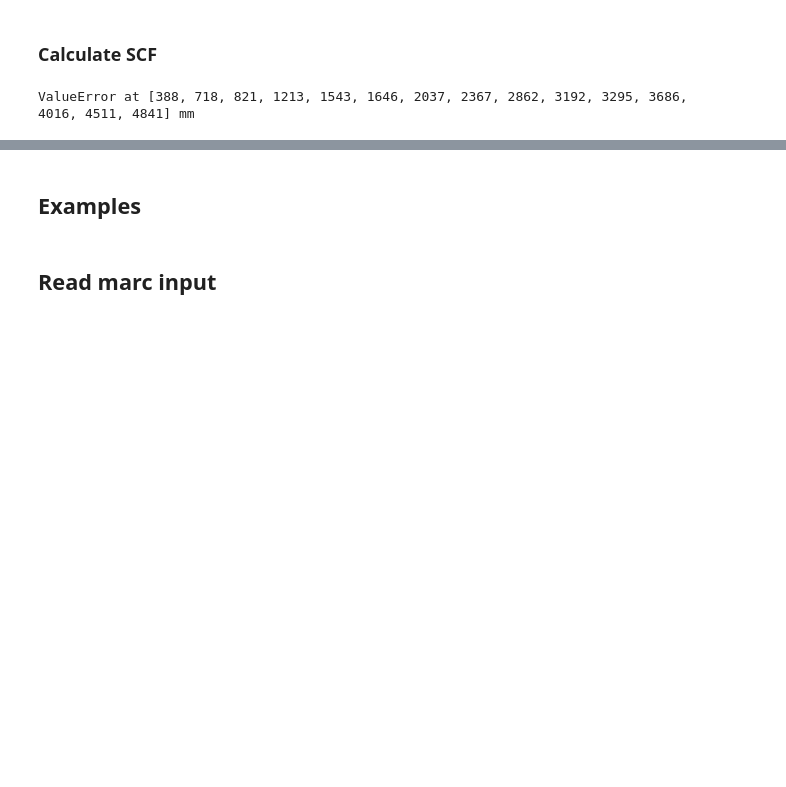
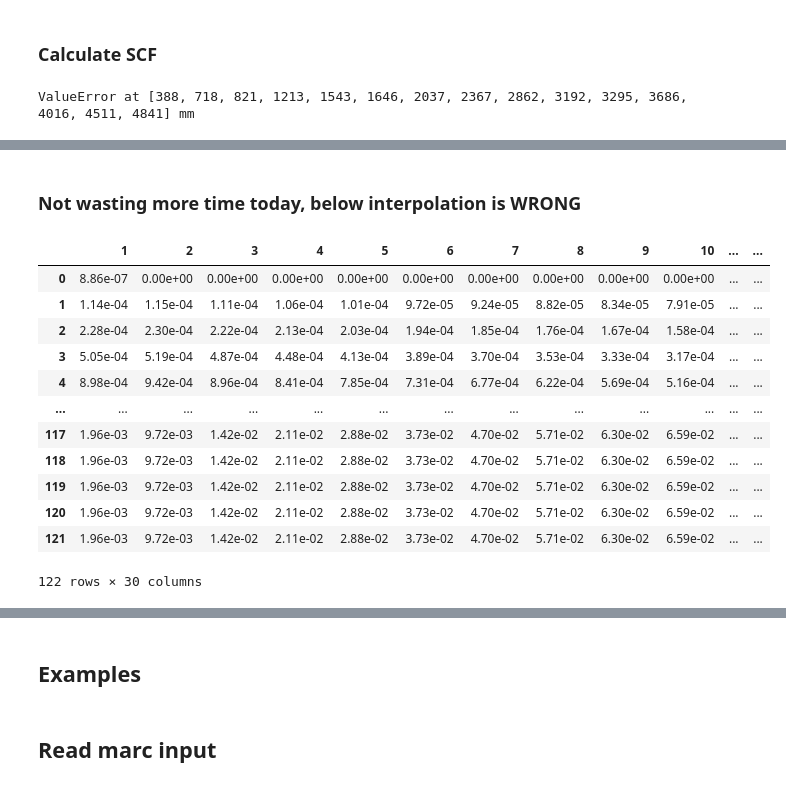
Before and after one commit to tom-are-grov-4ss/marc-bflex-ssc, a Jupyter notebook: Marc_tools_notebook.ipynb, the cells around one changed output, grey strips where cells are left out. Saved outputs shown, nothing was run; the diff lists cells and outputs as text; code cells hidden in the pictures; blank space fills up the shorter version.

Commit message:
update with correction along length - interpolation not correct

```diff
--- a/Marc_tools_notebook.ipynb
+++ b/Marc_tools_notebook.ipynb
@@ -442,0 +560,20 @@ plotly.offline.iplot(go.Figure(data=[trace], layout=layout))
+# %% [markdown]
+### Not wasting more time today, below interpolation is WRONG
+# %%
+# Interpolation of curvature is currently wrong - how to fix :(
+df_new.interpolate(method='values')
+# np.interp([1.70e-05], [0, 3.79e-05], [8.86e-07, 1.74e-07])
+# %% [output]
+|  | 1 | 2 | 3 | 4 | 5 | 6 | 7 | 8 | 9 | 10 | ... | ... |
+| 0 | 8.86e-07 | 0.00e+00 | 0.00e+00 | 0.00e+00 | 0.00e+00 | 0.00e+00 | 0.00e+00 | 0.00e+00 | 0.00e+00 | 0.00e+00 | ... | ... |
+| 1 | 1.14e-04 | 1.15e-04 | 1.11e-04 | 1.06e-04 | 1.01e-04 | 9.72e-05 | 9.24e-05 | 8.82e-05 | 8.34e-05 | 7.91e-05 | ... | ... |
+| 2 | 2.28e-04 | 2.30e-04 | 2.22e-04 | 2.13e-04 | 2.03e-04 | 1.94e-04 | 1.85e-04 | 1.76e-04 | 1.67e-04 | 1.58e-04 | ... | ... |
+| 3 | 5.05e-04 | 5.19e-04 | 4.87e-04 | 4.48e-04 | 4.13e-04 | 3.89e-04 | 3.70e-04 | 3.53e-04 | 3.33e-04 | 3.17e-04 | ... | ... |
+| 4 | 8.98e-04 | 9.42e-04 | 8.96e-04 | 8.41e-04 | 7.85e-04 | 7.31e-04 | 6.77e-04 | 6.22e-04 | 5.69e-04 | 5.16e-04 | ... | ... |
+| ... | ... | ... | ... | ... | ... | ... | ... | ... | ... | ... | ... | ... |
+| 117 | 1.96e-03 | 9.72e-03 | 1.42e-02 | 2.11e-02 | 2.88e-02 | 3.73e-02 | 4.70e-02 | 5.71e-02 | 6.30e-02 | 6.59e-02 | ... | ... |
+| 118 | 1.96e-03 | 9.72e-03 | 1.42e-02 | 2.11e-02 | 2.88e-02 | 3.73e-02 | 4.70e-02 | 5.71e-02 | 6.30e-02 | 6.59e-02 | ... | ... |
+| 119 | 1.96e-03 | 9.72e-03 | 1.42e-02 | 2.11e-02 | 2.88e-02 | 3.73e-02 | 4.70e-02 | 5.71e-02 | 6.30e-02 | 6.59e-02 | ... | ... |
+| 120 | 1.96e-03 | 9.72e-03 | 1.42e-02 | 2.11e-02 | 2.88e-02 | 3.73e-02 | 4.70e-02 | 5.71e-02 | 6.30e-02 | 6.59e-02 | ... | ... |
+| 121 | 1.96e-03 | 9.72e-03 | 1.42e-02 | 2.11e-02 | 2.88e-02 | 3.73e-02 | 4.70e-02 | 5.71e-02 | 6.30e-02 | 6.59e-02 | ... | ... |
+122 rows × 30 columns
```
Also changed, not shown: parts of 24 cells of this notebook.
